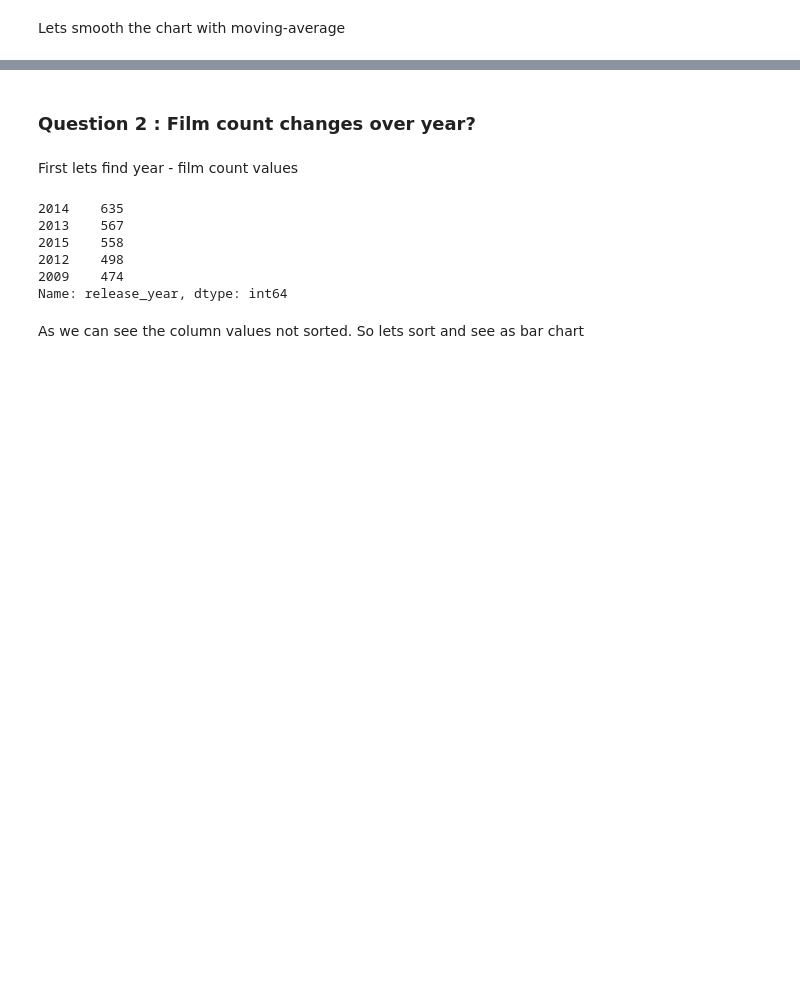
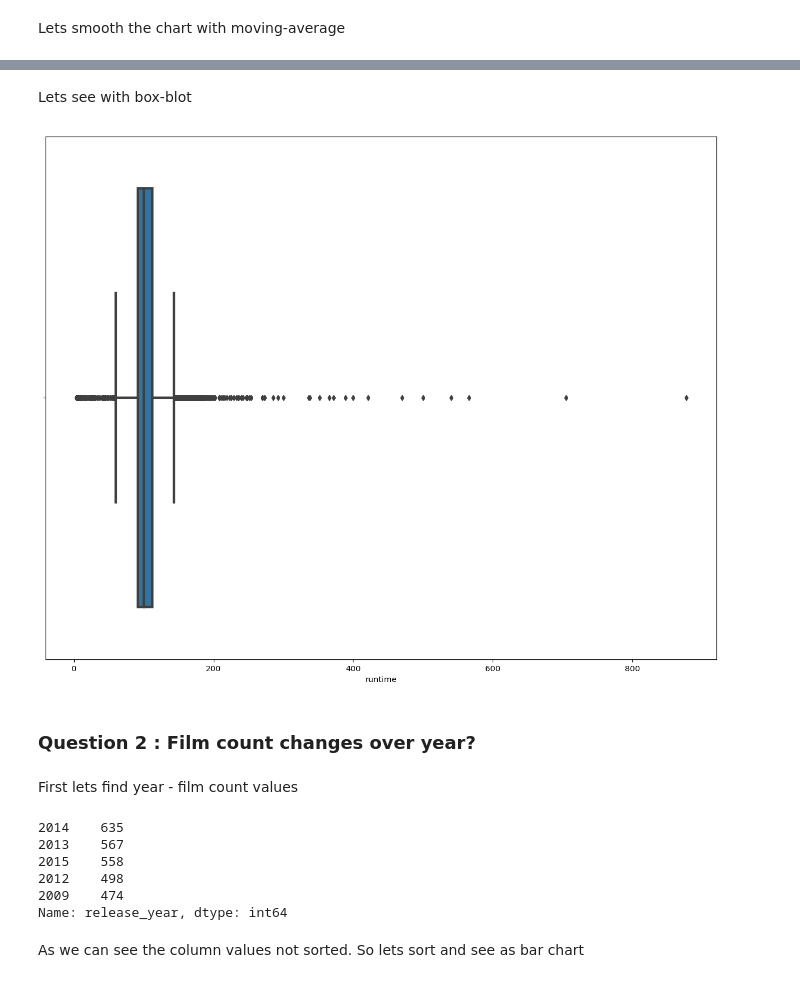
Before and after one commit to dlufyd/InvestigateDataset, a Jupyter notebook: Investigate_a_Dataset.ipynb, the cells around one changed output, grey strips where cells are left out. Cells and saved outputs as stored; diff of their text form; code cells hidden in the pictures; blank space fills up the shorter version.

```diff
--- a/Investigate_a_Dataset.ipynb
+++ b/Investigate_a_Dataset.ipynb
@@ -255,3 +275,11 @@ plt.show()
+# %% [markdown]
+Lets see with box-blot
+# %%
+plt.figure(figsize=(15,12), dpi = 107)
+sns.boxplot(df.groupby('popularity').runtime.mean(), linewidth = 3)
+plt.show()
+# %% [output]
+[figure, added]
 # %% [markdown]
 ### Question 2  : Film count changes over year?
 # %% [markdown]
```
Also changed, not shown: parts of 21 cells of this notebook, 1 other file.
